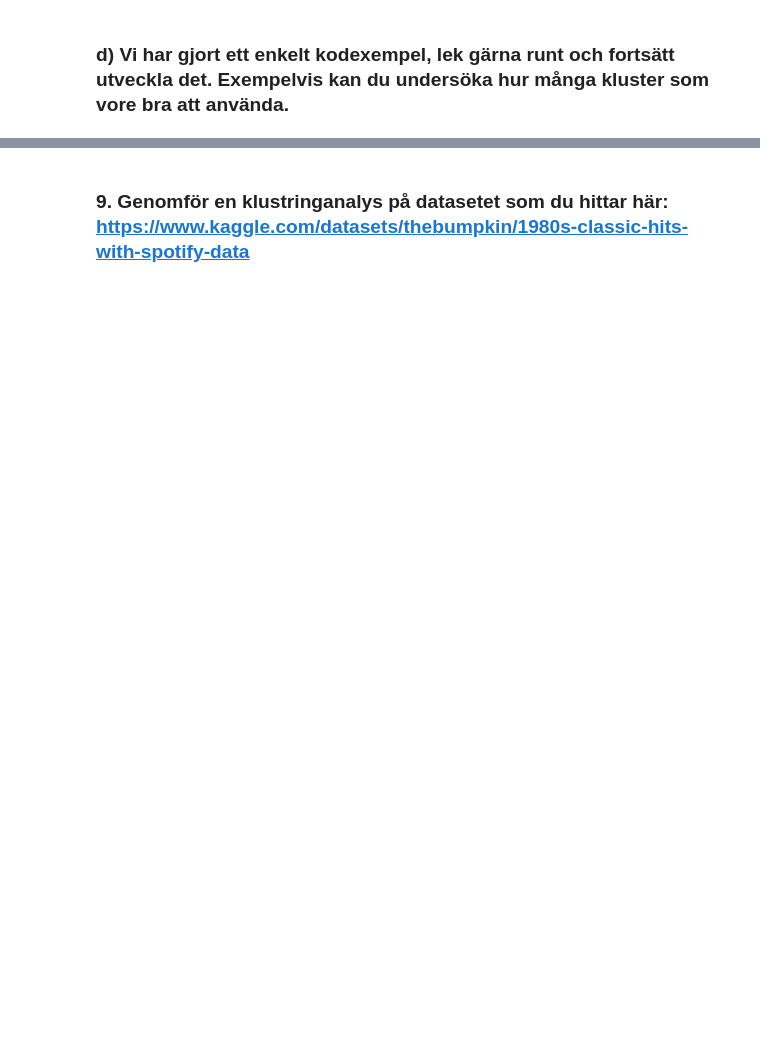
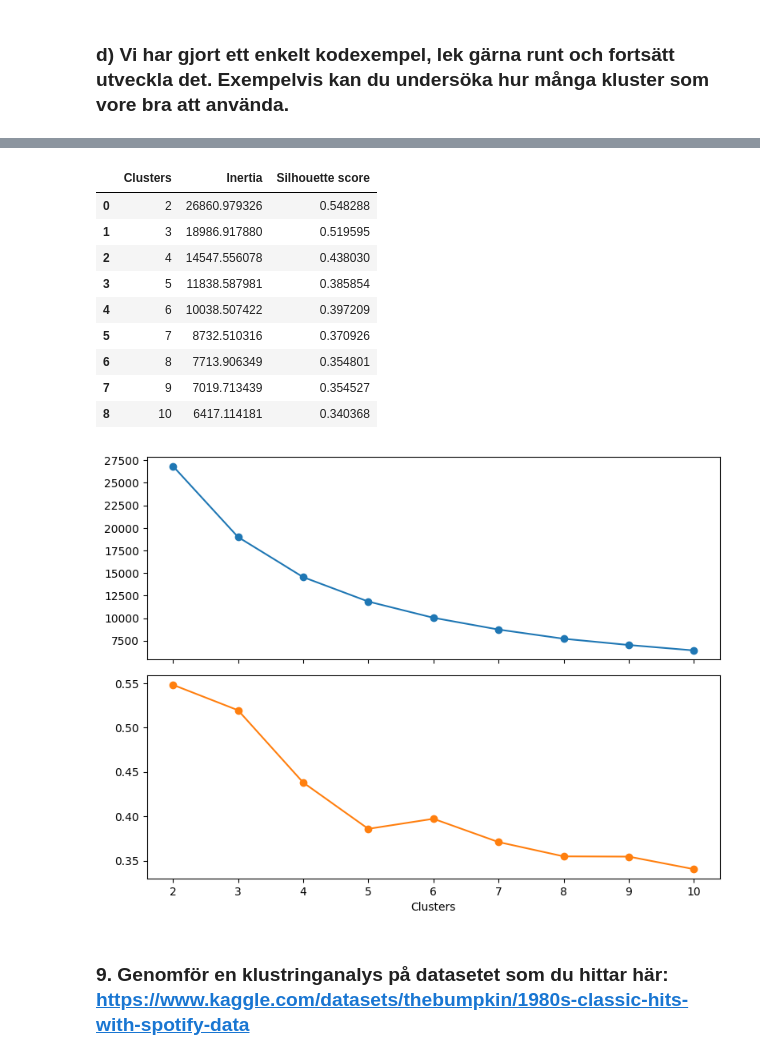
Before and after one commit to stuNero/ai_bok_ovn_uppgifter, a Jupyter notebook: kapitel/kap_6.ipynb, the cells around one changed output, grey strips where cells are left out. Saved outputs shown, nothing was run; the diff lists cells and outputs as text; code cells hidden in the pictures; blank space fills up the shorter version.

```diff
--- a/kapitel/kap_6.ipynb
+++ b/kapitel/kap_6.ipynb
@@ -43,2 +76,25 @@ x="longitude", y="latitude", hue="Cluster", data=X, height=6,
+# %%
+housing_scores = []
+for cluster_count in range(2, 11):
+    model = KMeans(n_clusters=cluster_count, n_init=10, random_state=1337)
+    labels = model.fit_predict(housing_scaled)
+    housing_scores.append([cluster_count, model.inertia_, silhouette_score(housing_scaled, labels, sample_size=5000, random_state=1337)])
+
+housing_scores = pd.DataFrame(housing_scores, columns=['Clusters', 'Inertia', 'Silhouette score'])
+display(housing_scores)
+housing_scores.plot(x='Clusters', y=['Inertia', 'Silhouette score'], subplots=True, marker='o', legend=False, figsize=(8, 6))
+plt.tight_layout()
+# %% [output]
+|  | Clusters | Inertia | Silhouette score |
+| 0 | 2 | 26860.979326 | 0.548288 |
+| 1 | 3 | 18986.917880 | 0.519595 |
+| 2 | 4 | 14547.556078 | 0.438030 |
+| 3 | 5 | 11838.587981 | 0.385854 |
+| 4 | 6 | 10038.507422 | 0.397209 |
+| 5 | 7 | 8732.510316 | 0.370926 |
+| 6 | 8 | 7713.906349 | 0.354801 |
+| 7 | 9 | 7019.713439 | 0.354527 |
+| 8 | 10 | 6417.114181 | 0.340368 |
+[figure, added]
 # %% [markdown]
 ### 9. Genomför en klustringanalys på datasetet som du hittar här: https://www.kaggle.com/datasets/thebumpkin/1980s-classic-hits-with-spotify-data
```
Also changed, not shown: parts of 15 cells of this notebook, 1 other file.
